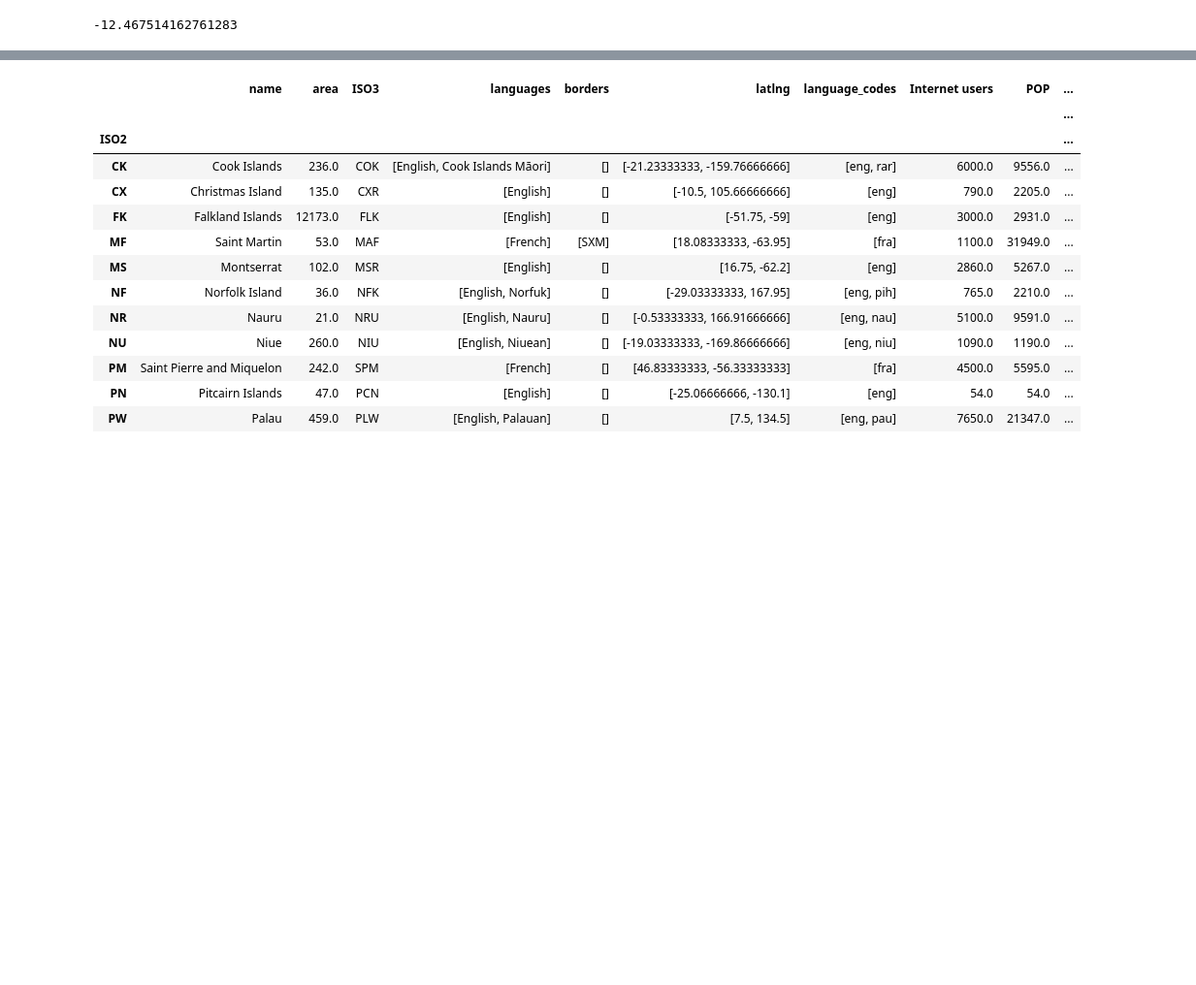
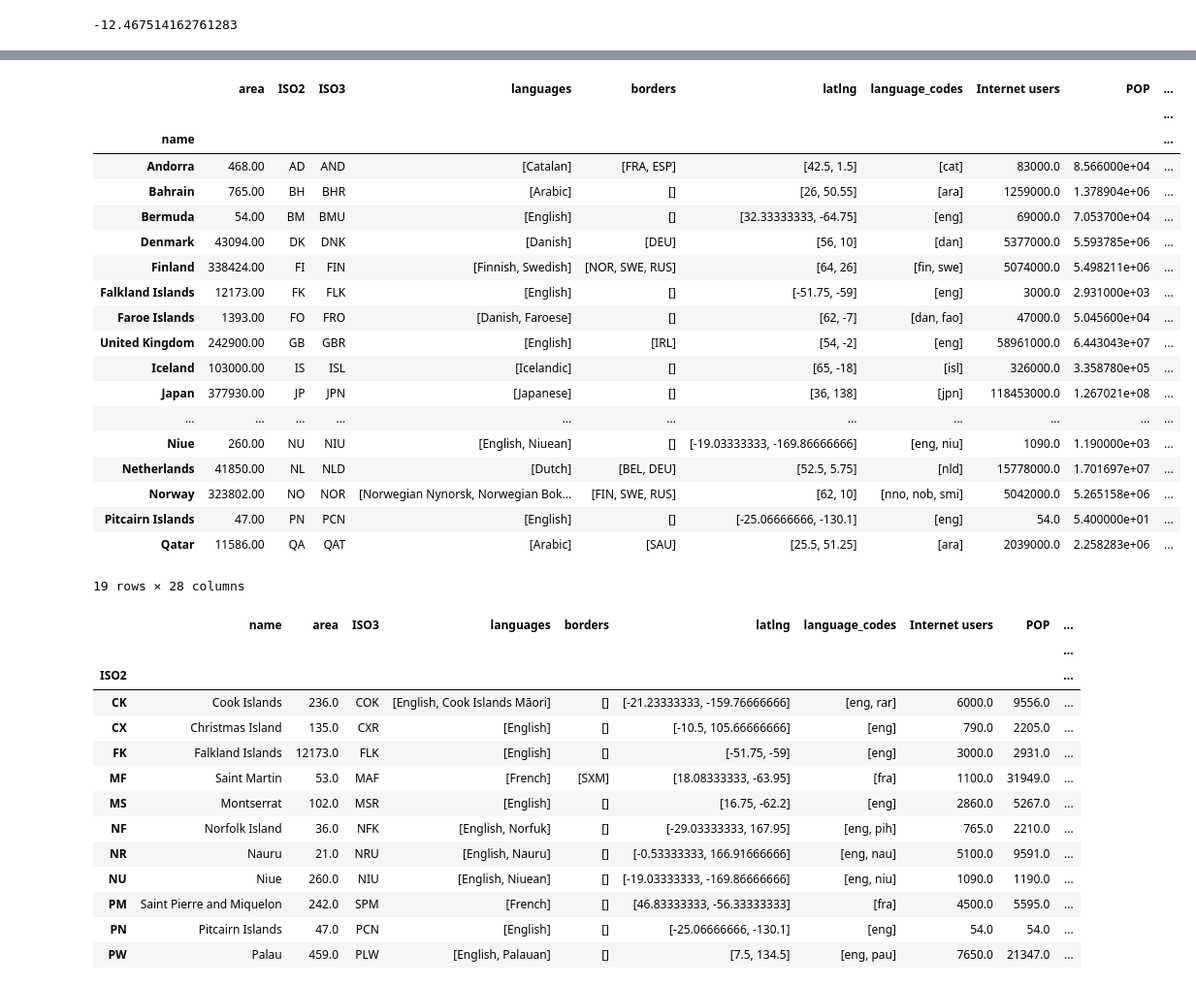
Before and after one commit to LailaHms/ADA2017_Homeworks, a Jupyter notebook: Project/Visualization/CheckDataViz.ipynb, the cells around one changed output, grey strips where cells are left out. Shown at 97% size. Cells and saved outputs as stored; diff of their text form; code cells hidden in the pictures; blank space fills up the shorter version.

```diff
--- a/Project/Visualization/CheckDataViz.ipynb
+++ b/Project/Visualization/CheckDataViz.ipynb
@@ -104,12 +104,12 @@ def create_map_normalized (event_name) :
     summary_tweets = pd.merge(summary_tweets,country_data,left_index=True, right_on='ISO2').reset_index().set_index('ISO2')
 
     # Remove potential outliers : countries in which there is a small number of internet users :
-    small_country = list(summary_tweets.loc[summary_tweets[('Internet users','')] <= 100000].index)
+    small_country = list(summary_tweets.loc[summary_tweets[('POP','')] <= 1000000].index)
     summary_tweets.drop(small_country,inplace=True)
 
-    summary_tweets = summary_tweets[[('Internet users',''),'text']].dropna()
+    summary_tweets = summary_tweets[[('POP',''),'text']].dropna()
     # Normalizing tweets by internet users :
-    summary_tweets['text'] = summary_tweets['text'] / summary_tweets[('Internet users','')]
+    summary_tweets['text'] = summary_tweets['text'] / summary_tweets[('POP','')]
     # Creating the WorldMap object
     WORLD_coordinates = [0, 0]
     WORLD_map = folium.Map(location=WORLD_coordinates, tiles='cartodbpositron', zoom_start=2)
@@ -187,7 +187,7 @@ def create_map_normalized_log (event_name) :
     summary_tweets = pd.merge(summary_tweets,country_data,left_index=True, right_on='ISO2').reset_index().set_index('ISO2')
 
     # Remove potential outliers : countries in which there is a small number of internet users :
-    small_country = list(summary_tweets.loc[summary_tweets[('Internet users','')] <= 10000].index)
+    small_country = list(summary_tweets.loc[summary_tweets[('Internet users','')] <= 100000].index)
     summary_tweets.drop(small_country,inplace=True)
 
     summary_tweets.replace(0,np.nan,inplace=True)
@@ -428,3 +439,26 @@ summary_tweets['text'].min()
+# %%
+country_data.loc[country_data[('Internet users','')] /country_data[('POP','')]  > 0.9]
+# %% [output]
+|  | area | ISO2 | ISO3 | languages | borders | latlng | language_codes | Internet users | POP | ... |
+|  |  |  |  |  |  |  |  |  |  | ... |
+| name |  |  |  |  |  |  |  |  |  | ... |
+| Andorra | 468.00 | AD | AND | [Catalan] | [FRA, ESP] | [42.5, 1.5] | [cat] | 83000.0 | 8.566000e+04 | ... |
+| Bahrain | 765.00 | BH | BHR | [Arabic] | [] | [26, 50.55] | [ara] | 1259000.0 | 1.378904e+06 | ... |
+| Bermuda | 54.00 | BM | BMU | [English] | [] | [32.33333333, -64.75] | [eng] | 69000.0 | 7.053700e+04 | ... |
+| Denmark | 43094.00 | DK | DNK | [Danish] | [DEU] | [56, 10] | [dan] | 5377000.0 | 5.593785e+06 | ... |
+| Finland | 338424.00 | FI | FIN | [Finnish, Swedish] | [NOR, SWE, RUS] | [64, 26] | [fin, swe] | 5074000.0 | 5.498211e+06 | ... |
+| Falkland Islands | 12173.00 | FK | FLK | [English] | [] | [-51.75, -59] | [eng] | 3000.0 | 2.931000e+03 | ... |
+| Faroe Islands | 1393.00 | FO | FRO | [Danish, Faroese] | [] | [62, -7] | [dan, fao] | 47000.0 | 5.045600e+04 | ... |
+| United Kingdom | 242900.00 | GB | GBR | [English] | [IRL] | [54, -2] | [eng] | 58961000.0 | 6.443043e+07 | ... |
+| Iceland | 103000.00 | IS | ISL | [Icelandic] | [] | [65, -18] | [isl] | 326000.0 | 3.358780e+05 | ... |
+| Japan | 377930.00 | JP | JPN | [Japanese] | [] | [36, 138] | [jpn] | 118453000.0 | 1.267021e+08 | ... |
+| ... | ... | ... | ... | ... | ... | ... | ... | ... | ... | ... |
+| Niue | 260.00 | NU | NIU | [English, Niuean] | [] | [-19.03333333, -169.86666666] | [eng, niu] | 1090.0 | 1.190000e+03 | ... |
+| Netherlands | 41850.00 | NL | NLD | [Dutch] | [BEL, DEU] | [52.5, 5.75] | [nld] | 15778000.0 | 1.701697e+07 | ... |
+| Norway | 323802.00 | NO | NOR | [Norwegian Nynorsk, Norwegian Bok... | [FIN, SWE, RUS] | [62, 10] | [nno, nob, smi] | 5042000.0 | 5.265158e+06 | ... |
+| Pitcairn Islands | 47.00 | PN | PCN | [English] | [] | [-25.06666666, -130.1] | [eng] | 54.0 | 5.400000e+01 | ... |
+| Qatar | 11586.00 | QA | QAT | [Arabic] | [SAU] | [25.5, 51.25] | [ara] | 2039000.0 | 2.258283e+06 | ... |
+19 rows × 28 columns
 # %%
 small_country = list(summary_tweets.loc[summary_tweets[('Internet users','')] <= 10000].index)
 country_data.reset_index().set_index('ISO2').loc[small_country]
```
Also changed, not shown: parts of 1 cell of this notebook, 22 other files.
